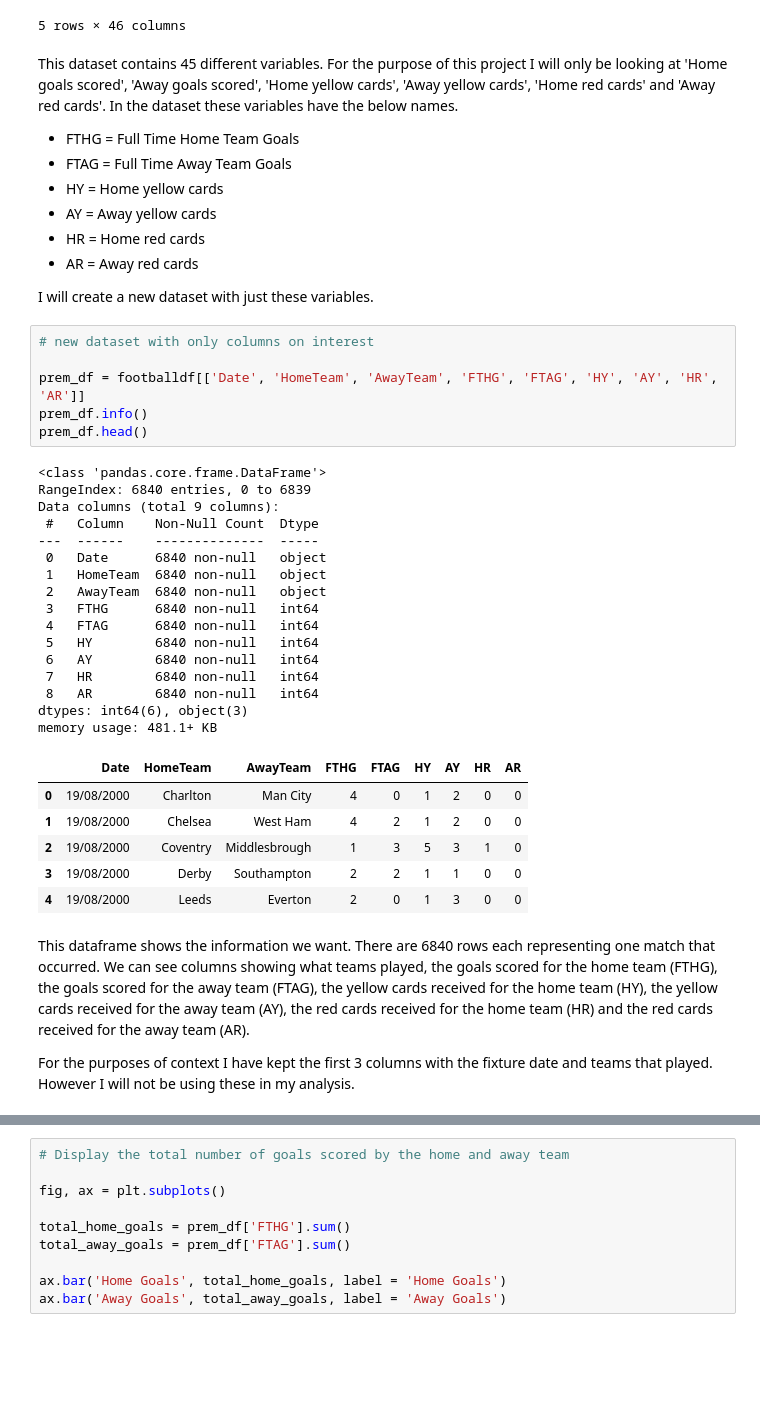
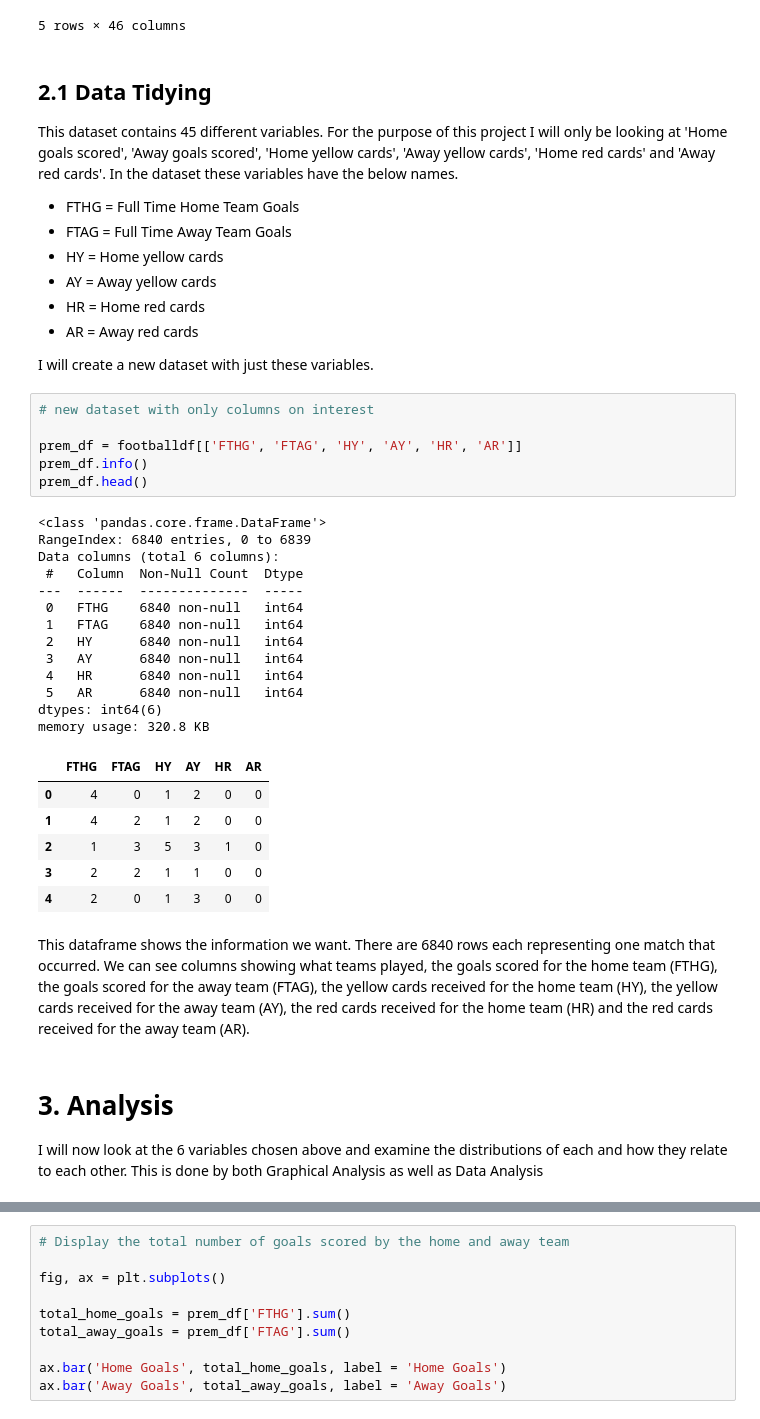
Before and after one commit to Kevin002023/PFDA-Assignment, a Jupyter notebook: PFDA -Assignment.ipynb, the cells around one changed output, grey strips where cells are left out. Cells and saved outputs as stored; diff of their text form; blank space fills up the shorter version.

```diff
--- a/PFDA -Assignment.ipynb
+++ b/PFDA -Assignment.ipynb
@@ -52,6 +70,8 @@ footballdf.head()
 | 4 | 4 | 19/08/2000 | Leeds | Everton | 2 | 0 | H | 0 | 0 | 0 | ... |
 5 rows × 46 columns
 # %% [markdown]
+## 2.1 Data Tidying
+
 This dataset contains 45 different variables. For the purpose of this project I will only be looking at  'Home goals scored', 'Away goals scored', 'Home yellow cards', 'Away yellow cards', 'Home red cards' and 'Away red cards'. In the dataset these variables have the below names.
 
 - FTHG = Full Time Home Team Goals
@@ -65,34 +85,34 @@ I will create a new dataset with just these variables.
 # %%
 # new dataset with only columns on interest
 
-prem_df = footballdf[['Date', 'HomeTeam', 'AwayTeam', 'FTHG', 'FTAG', 'HY', 'AY', 'HR', 'AR']]
+prem_df = footballdf[['FTHG', 'FTAG', 'HY', 'AY', 'HR', 'AR']]
 prem_df.info()
 prem_df.head()
 # %% [output]
 <class 'pandas.core.frame.DataFrame'>
 RangeIndex: 6840 entries, 0 to 6839
-Data columns (total 9 columns):
- #   Column    Non-Null Count  Dtype
----  ------    --------------  -----
- 0   Date      6840 non-null   object
- 1   HomeTeam  6840 non-null   object
- 2   AwayTeam  6840 non-null   object
- 3   FTHG      6840 non-null   int64
- 4   FTAG      6840 non-null   int64
- 5   HY        6840 non-null   int64
- 6   AY        6840 non-null   int64
- 7   HR        6840 non-null   int64
- 8   AR        6840 non-null   int64
-dtypes: int64(6), object(3)
-memory usage: 481.1+ KB
+Data columns (total 6 columns):
+ #   Column  Non-Null Count  Dtype
+---  ------  --------------  -----
+ 0   FTHG    6840 non-null   int64
+ 1   FTAG    6840 non-null   int64
+ 2   HY      6840 non-null   int64
+ 3   AY      6840 non-null   int64
+ 4   HR      6840 non-null   int64
+ 5   AR      6840 non-null   int64
+dtypes: int64(6)
+memory usage: 320.8 KB
-|  | Date | HomeTeam | AwayTeam | FTHG | FTAG | HY | AY | HR | AR |
-| 0 | 19/08/2000 | Charlton | Man City | 4 | 0 | 1 | 2 | 0 | 0 |
-| 1 | 19/08/2000 | Chelsea | West Ham | 4 | 2 | 1 | 2 | 0 | 0 |
-| 2 | 19/08/2000 | Coventry | Middlesbrough | 1 | 3 | 5 | 3 | 1 | 0 |
-| 3 | 19/08/2000 | Derby | Southampton | 2 | 2 | 1 | 1 | 0 | 0 |
-| 4 | 19/08/2000 | Leeds | Everton | 2 | 0 | 1 | 3 | 0 | 0 |
+|  | FTHG | FTAG | HY | AY | HR | AR |
+| 0 | 4 | 0 | 1 | 2 | 0 | 0 |
+| 1 | 4 | 2 | 1 | 2 | 0 | 0 |
+| 2 | 1 | 3 | 5 | 3 | 1 | 0 |
+| 3 | 2 | 2 | 1 | 1 | 0 | 0 |
+| 4 | 2 | 0 | 1 | 3 | 0 | 0 |
 # %% [markdown]
 This dataframe shows the information we want. There are 6840 rows each representing one match that occurred. We can see columns showing what teams played, the goals scored for the home team (FTHG), the goals scored for the away team (FTAG), the yellow cards received for the home team (HY), the yellow cards received for the away team (AY), the red cards received for the home team (HR) and the red cards received for the away team (AR).
-
-For the purposes of context I have kept the first 3 columns with the fixture date and teams that played. However I will not be using these in my analysis.
+# %% [markdown]
+# **3. Analysis**
+
+I will now look at the 6 variables chosen above and examine the distributions of each and how they relate to each other.
+This is done by both Graphical Analysis as well as Data Analysis
 # %% [markdown]
```
Also changed, not shown: parts of 23 cells of this notebook, 3 other files.
